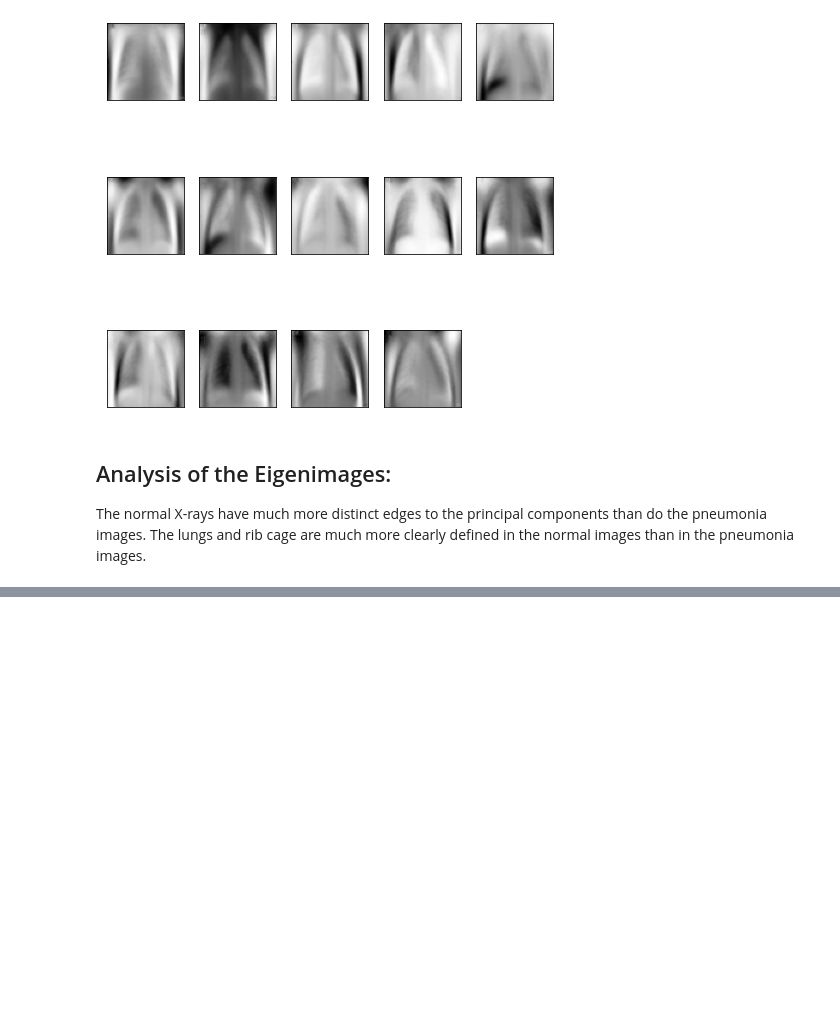
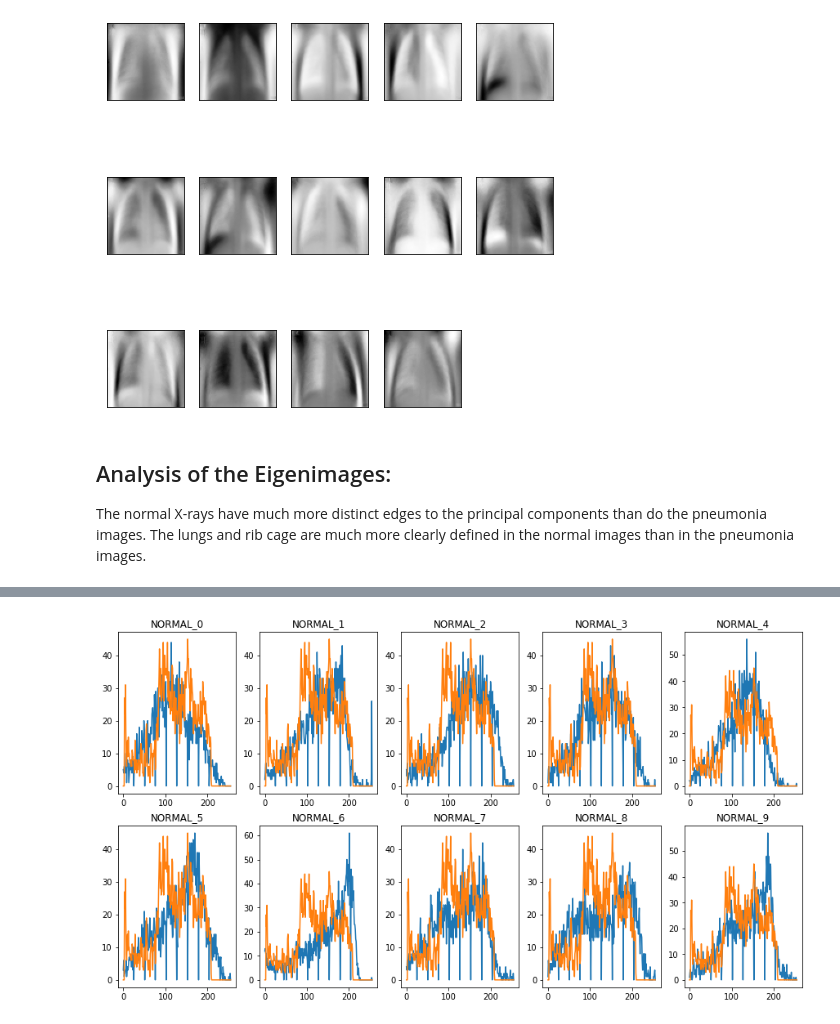
Before and after one commit to dagartga/Chest_X-Ray_Pneumonia_Classifier, a Jupyter notebook: chest-x-ray-pneumonia-eda.ipynb, the cells around one changed output, grey strips where cells are left out. Cells and saved outputs as stored; diff of their text form; code cells hidden in the pictures; blank space fills up the shorter version.

```diff
--- a/chest-x-ray-pneumonia-eda.ipynb
+++ b/chest-x-ray-pneumonia-eda.ipynb
@@ -280,0 +303,21 @@ The normal X-rays have much more distinct edges to the principal components than
+# %%
+# select ten images randomly from normal and pneumonia
+random_normal = np.random.choice(normal_images, 10, replace=False)
+random_pneumonia = np.random.choice(pneumonia_images, 10, replace=False)
+# %%
+# create pixel matrices for the normal and the pneumonia datasets
+normal_images_matrix_10 = image2numpy(f'{train_data_dir}/NORMAL/', random_normal)
+pneumonia_images_matrix_10 = image2numpy(f'{train_data_dir}/PNEUMONIA/', random_pneumonia)
+# %%
+fig = plt.figure(figsize = (15,8))
+for i in range(10):
+    norm_img = normal_images_matrix_10[i]
+    hist_n = cv2.calcHist([norm_img], [0], None, [256], [10, 256]) # adjust the range to avoid a spike at 0
+    label = f'NORMAL_{i}'
+    ax = fig.add_subplot(2, 5, i+1)
+    plt.plot(hist_n, label='Normal' )
+    plt.plot(hist_norm, label='Mean')
+    plt.title(label)
+plt.show()
+# %% [output]
+[figure, added]
```
Also changed, not shown: parts of 13 cells of this notebook.
